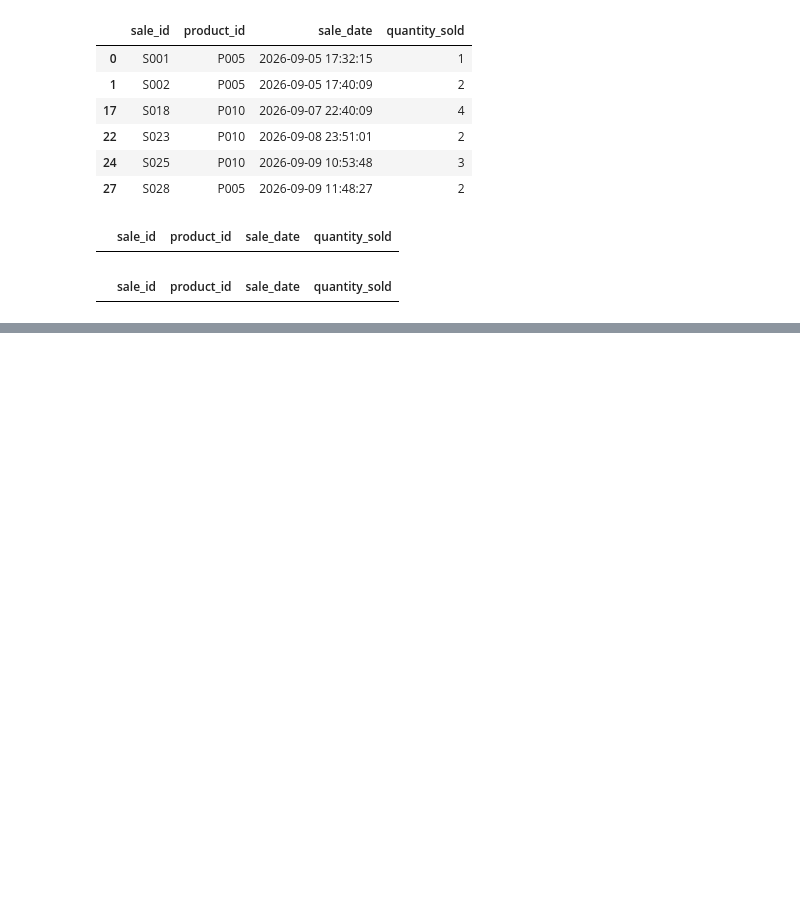
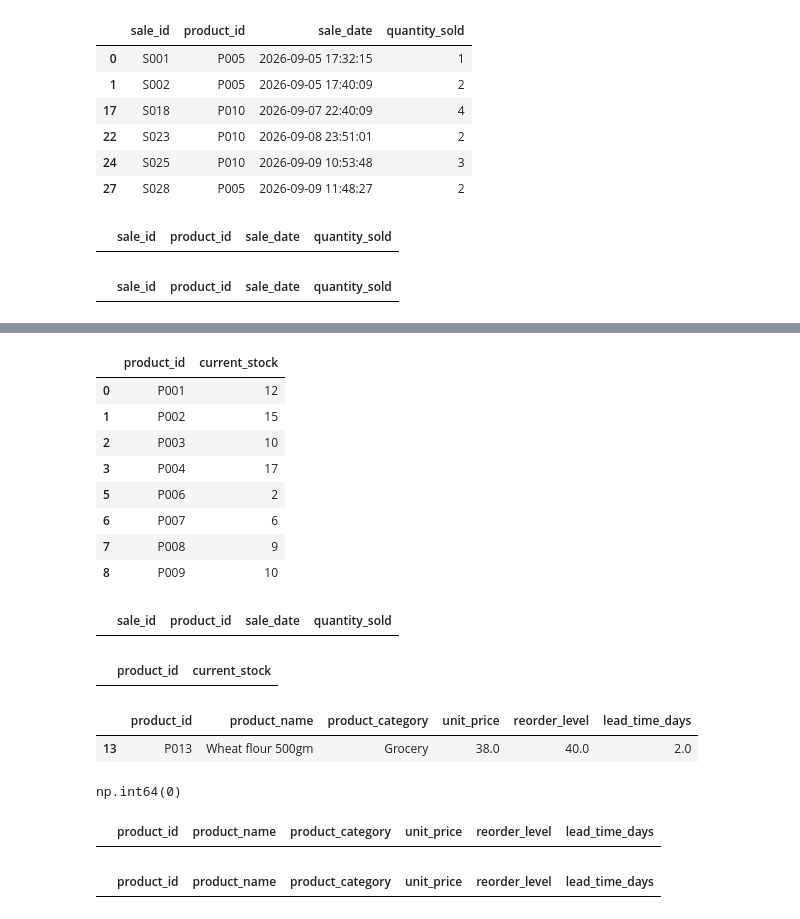
Before and after one commit to vikash122005/smart-inventory-management, a Jupyter notebook: src/Untitled.ipynb, the cells around one changed output, grey strips where cells are left out. Drawn from its saved outputs; the diff is of its cells as text; code cells hidden in the pictures; blank space fills up the shorter version.

```diff
--- a/src/Untitled.ipynb
+++ b/src/Untitled.ipynb
@@ -252,3 +254,5 @@ invalid_sale_dates
 bad_sales[bad_sales["quantity_sold"] <= 0]
 # %% [output]
 |  | sale_id | product_id | sale_date | quantity_sold |
+# %%
+bad_inventorys = pd.read_csv("C:/Users/admin/OneDrive/Desktop/smart-inventory/data/raw/Sample bad/Inventory.csv")
@@ -254,0 +272,2 @@ bad_sales[bad_sales["quantity_sold"] <= 0]
+# %%
+bad_inventorys.columns = bad_inventorys.columns.str.strip()
@@ -254,0 +298,2 @@ bad_sales[bad_sales["quantity_sold"] <= 0]
+# %%
+invalid_inventory = bad_inventorys[~bad_inventorys["product_id"].isin(bad_products["product_id"])]
@@ -254,0 +338,39 @@ bad_sales[bad_sales["quantity_sold"] <= 0]
+# %%
+clean_inventory = bad_inventorys.drop(invalid_inventory.index)
+# %%
+clean_inventory
+# %% [output]
+|  | product_id | current_stock |
+| 0 | P001 | 12 |
+| 1 | P002 | 15 |
+| 2 | P003 | 10 |
+| 3 | P004 | 17 |
+| 5 | P006 | 2 |
+| 6 | P007 | 6 |
+| 7 | P008 | 9 |
+| 8 | P009 | 10 |
+# %%
+clean_sales[~clean_sales["product_id"].isin(clean_products["product_id"])]
+# %% [output]
+|  | sale_id | product_id | sale_date | quantity_sold |
+# %%
+clean_inventory[~clean_inventory["product_id"].isin(clean_products["product_id"])]
+# %% [output]
+|  | product_id | current_stock |
+# %%
+clean_products[~clean_products["product_id"].isin(clean_inventory["product_id"])]
+# %% [output]
+|  | product_id | product_name | product_category | unit_price | reorder_level | lead_time_days |
+| 13 | P013 | Wheat flour 500gm | Grocery | 38.0 | 40.0 | 2.0 |
+# %%
+clean_products["product_id"].isnull().sum()
+# %% [output]
+np.int64(0)
+# %%
+clean_products[clean_products["product_id"].duplicated()]
+# %% [output]
+|  | product_id | product_name | product_category | unit_price | reorder_level | lead_time_days |
+# %%
+clean_products[clean_products["lead_time_days"]<0]
+# %% [output]
+|  | product_id | product_name | product_category | unit_price | reorder_level | lead_time_days |
```
Also changed, not shown: parts of 16 cells of this notebook.
